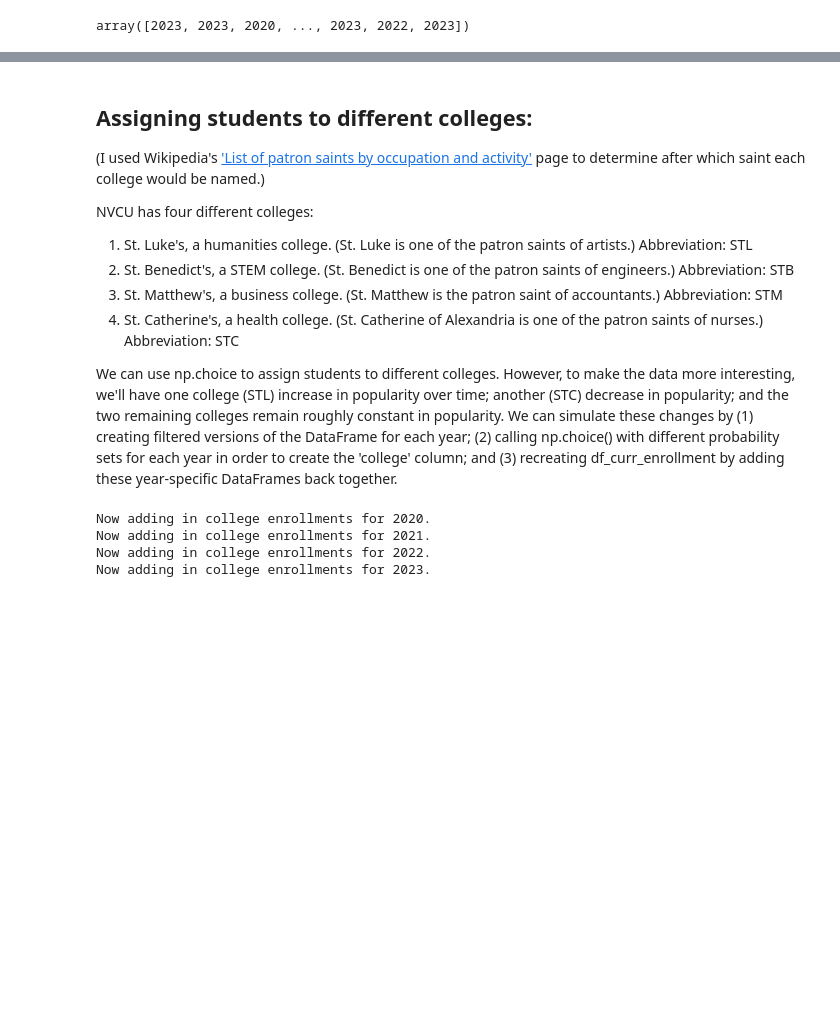
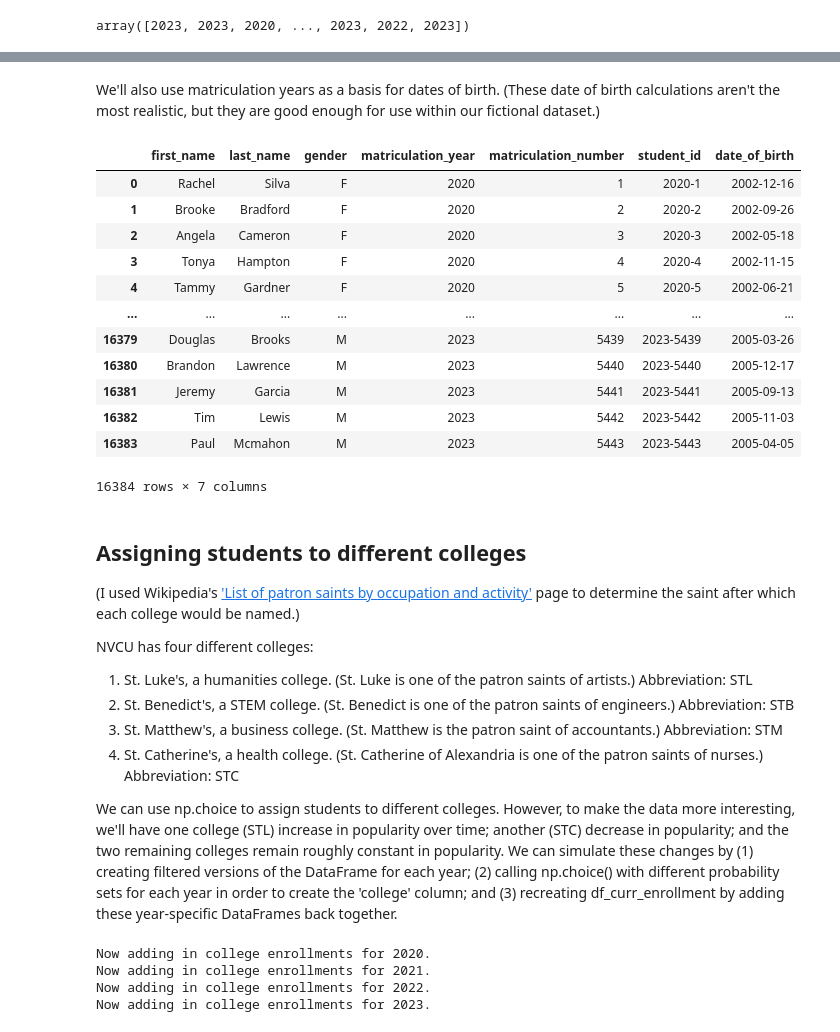
Before and after one commit to kburchfiel/pfn_2, a Jupyter notebook: Appendix/nvcu_db_gen.ipynb, the cells around one changed output, grey strips where cells are left out. Cells and saved outputs as stored; diff of their text form; code cells hidden in the pictures; blank space fills up the shorter version.

```diff
--- a/Appendix/nvcu_db_gen.ipynb
+++ b/Appendix/nvcu_db_gen.ipynb
@@ -175,8 +176,53 @@ df_curr_enrollment
 16384 rows × 6 columns
+# %% [markdown]
+We'll also use matriculation years as a basis for dates of birth. (These date of birth calculations aren't the most realistic, but they are good enough for use within our fictional dataset.)
+# %%
+df_curr_enrollment['birth_month'] = rng.integers(
+    low = 1, high = 13, size = student_count).astype('str')
+df_curr_enrollment['birth_day'] = rng.integers(
+    low = 1, high = 29, size = student_count).astype('str')
+
+# Adding leading zeros to month and date values:
+for column in ['birth_month', 'birth_day']:
+    df_curr_enrollment[column] = df_curr_enrollment[column].str.zfill(2)
+
+# In order to prevent a non-existent date (e.g. February 31) from getting stored
+# in our results, we'll limit our birthday integers to the range [1, 28].
+df_curr_enrollment['birth_year'] = (df_curr_enrollment[
+'matriculation_year'] - 18).astype('str')
+
+# Combining these columns together to create date of birth values in
+# YYYY-MM-DD format:
+df_curr_enrollment['date_of_birth'] = (
+    df_curr_enrollment['birth_year'] + '-'
+    + df_curr_enrollment['birth_month'] + '-'
+    + df_curr_enrollment['birth_day'])
+
+# Now that we have our date_of_birth column in place, we no longer need
+# the columns that stored individual parts of those birthdays:
+df_curr_enrollment.drop(
+    ['birth_month', 'birth_day',
+    'birth_year'], axis = 1, inplace = True)
+
+df_curr_enrollment
+# %% [output]
+|  | first_name | last_name | gender | matriculation_year | matriculation_number | student_id | date_of_birth |
+| 0 | Rachel | Silva | F | 2020 | 1 | 2020-1 | 2002-12-16 |
+| 1 | Brooke | Bradford | F | 2020 | 2 | 2020-2 | 2002-09-26 |
+| 2 | Angela | Cameron | F | 2020 | 3 | 2020-3 | 2002-05-18 |
+| 3 | Tonya | Hampton | F | 2020 | 4 | 2020-4 | 2002-11-15 |
+| 4 | Tammy | Gardner | F | 2020 | 5 | 2020-5 | 2002-06-21 |
+| ... | ... | ... | ... | ... | ... | ... | ... |
+| 16379 | Douglas | Brooks | M | 2023 | 5439 | 2023-5439 | 2005-03-26 |
+| 16380 | Brandon | Lawrence | M | 2023 | 5440 | 2023-5440 | 2005-12-17 |
+| 16381 | Jeremy | Garcia | M | 2023 | 5441 | 2023-5441 | 2005-09-13 |
+| 16382 | Tim | Lewis | M | 2023 | 5442 | 2023-5442 | 2005-11-03 |
+| 16383 | Paul | Mcmahon | M | 2023 | 5443 | 2023-5443 | 2005-04-05 |
+16384 rows × 7 columns
 # %% [markdown]
-## Assigning students to different colleges:
+## Assigning students to different colleges
 
-(I used Wikipedia's ['List of patron saints by occupation and activity'](https://en.wikipedia.org/wiki/List_of_patron_saints_by_occupation_and_activity) page to determine after which saint each college would be named.)
+(I used Wikipedia's ['List of patron saints by occupation and activity'](https://en.wikipedia.org/wiki/List_of_patron_saints_by_occupation_and_activity) page to determine the saint after which each college would be named.)
 
 NVCU has four different colleges:
 
```
Also changed, not shown: parts of 35 cells of this notebook, 28 other files.
